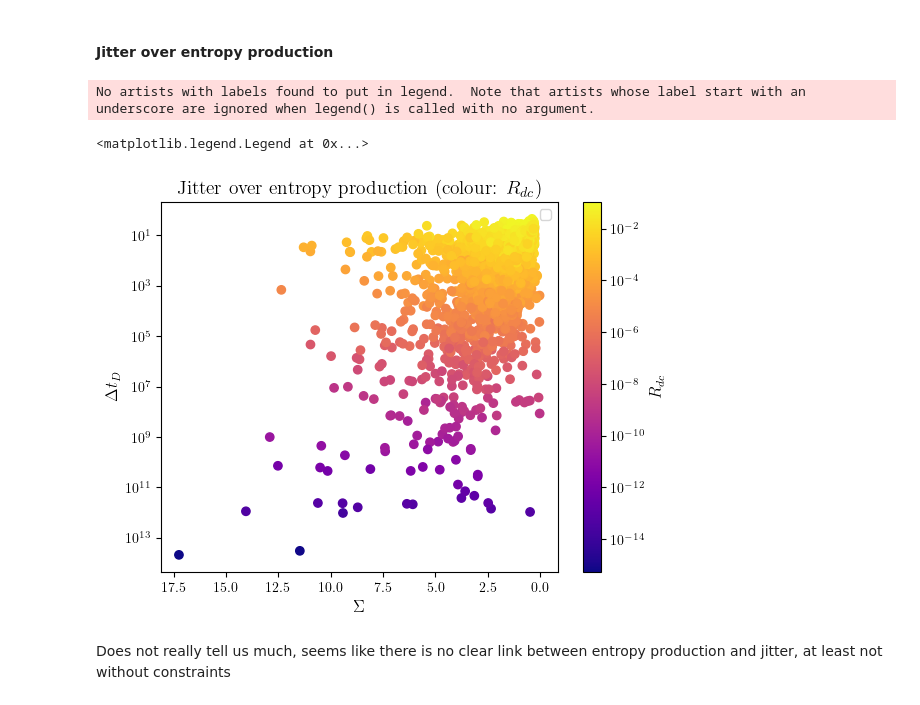
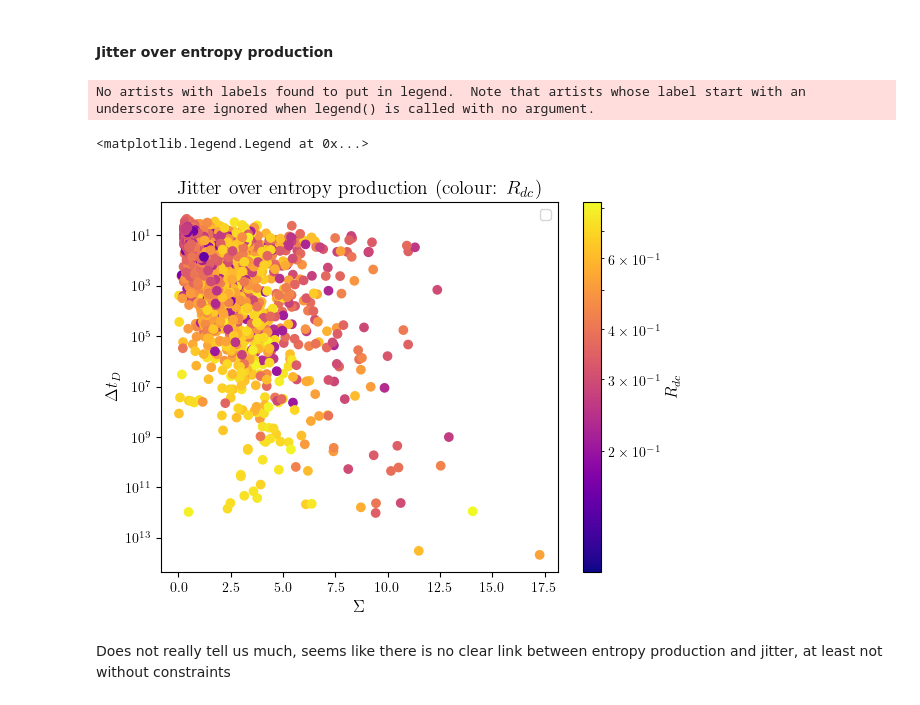
Before and after one commit to Emanuel-Schwarzhans/Quantum-detectors-as-autonomous-machines-assessing-the-thermodynamics-of-information-acquisit-co, a Jupyter notebook: thermal_single_photon_activation_amplification.ipynb, the cells around one changed output. Drawn from its saved outputs; the diff is of its cells as text; code cells hidden in the pictures.

Commit message:
Finished adding all the plots I had planned for now (in the plots section)

```diff
--- a/thermal_single_photon_activation_amplification.ipynb
+++ b/thermal_single_photon_activation_amplification.ipynb
@@ -2691,7 +2665,7 @@ fig, ax = plt.subplots()
 ax.set_xlabel("$\Sigma$")
 ax.set_ylabel("$\Delta t_D$")
 
-plt.gca().invert_xaxis()
+# plt.gca().invert_xaxis()
 plt.gca().invert_yaxis()
 
 ax.set_yscale('log')
@@ -2702,38 +2676,38 @@ ax.set_yscale('log')
 plt.title("Jitter over entropy production (colour: $R_{dc}$)")
 scatter=plt.scatter(dset["entropy production"].values,
                     dset["jitter"].values,
-                    c=(dset["dark count rate"].values),
+                    c=(dset["efficiency"].values),
                     cmap='plasma',
                     norm=mcolor.LogNorm() # .LogNorm() or Normalize
                 )
 
 # for i in range(1,len(data)):
 #     plt.plot(np.array(data[i]) [:-2,out_index("dark count rate")],np.array(data[i])[:-2,out_index("efficiency")],label="TC="+str(np.array(data[i])[0,out_index("TC")]))
 
 #Plot linear function
 # x = np.linspace(min(dset["entropy production"]), max(dset["entropy production"]), 100)
 # y = 0.15*x**(1/4)  # Example linear function
 # plt.plot(x, y, label='Eyeballed function: $y =1/4 x^{1/4}$', color='blue',linestyle="--")
 
 # Define the inverse function with an exponent a
 
 # def inverse_func(x, a, b):
 #     return a / (x ** b)
 
 # # Fit the data with increased maxfev
 # popt, pcov = curve_fit(inverse_func, dset["dark count rate"].values, dset["jitter"].values,maxfev = 100)
 
 # # Plot the fitted curve
 # x_fit = np.linspace(min(dset["dark count rate"]), max(dset["dark count rate"]), 100)
 # y_fit = inverse_func(x_fit, *popt)
 # plt.plot(x_fit, y_fit, label=f'Fitted function: y = {popt[0]:.2f} / x^{popt[1]:.2f}', color='blue')
 
 plt.colorbar(scatter, label="$R_{dc}$")
 plt.legend()
 # %% [output]
 No artists with labels found to put in legend.  Note that artists whose label start with an underscore are ignored when legend() is called with no argument.
 <matplotlib.legend.Legend at 0x...>
-[figure, old version]
+[figure, new version]
 # %% [markdown]
 Does not really tell us much, seems like there is no clear link between entropy production and jitter, at least not without constraints
 # %% [markdown]
```
Also changed, not shown: parts of 29 cells of this notebook, 1 other file.
